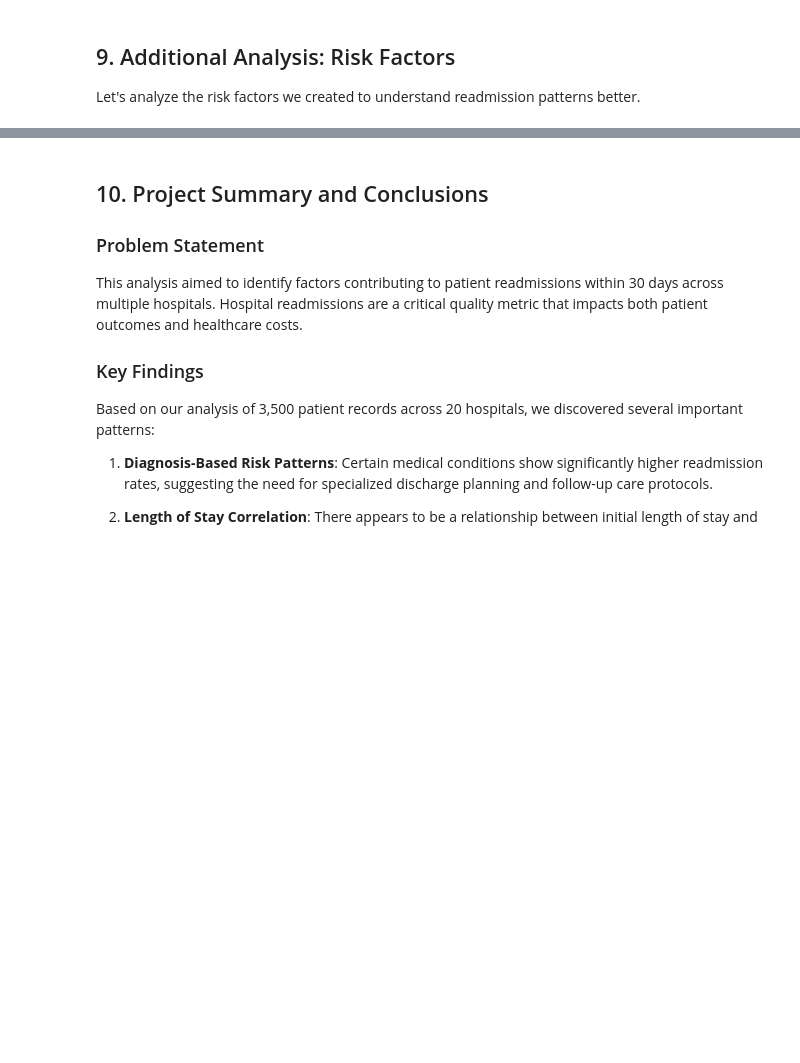
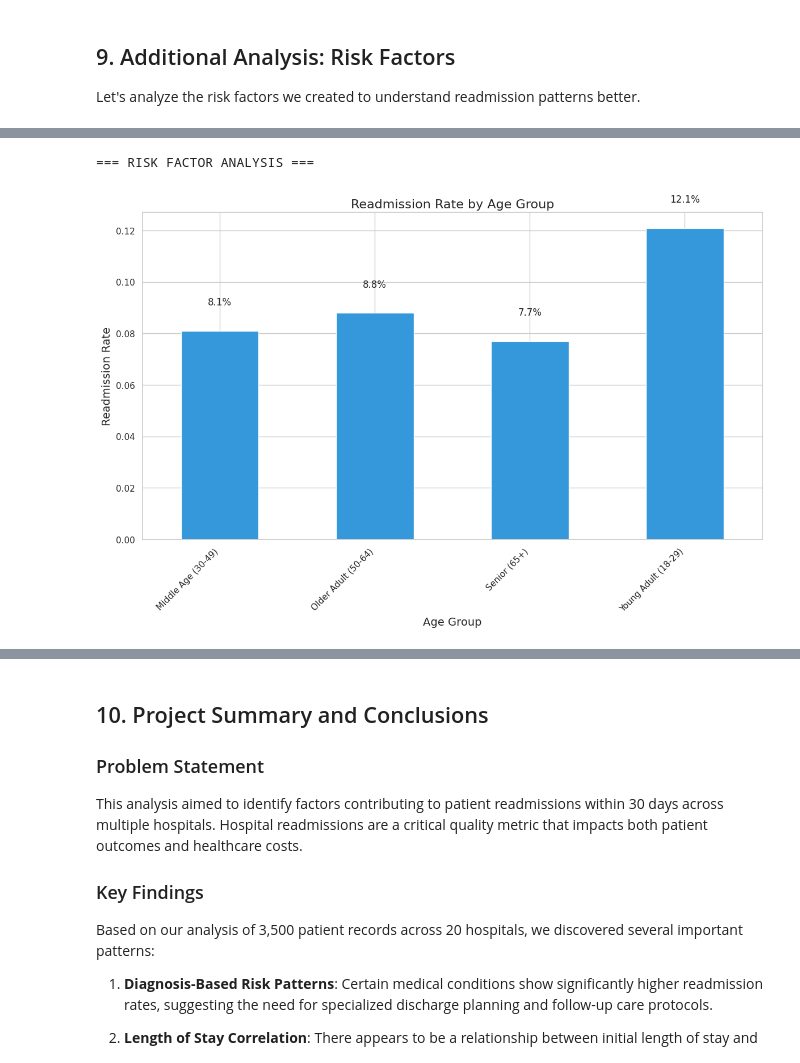
Before and after one commit to lcabrp/patient_analysis_01, a Jupyter notebook: healthcare_analysis.ipynb, the cells around one changed output, grey strips where cells are left out. Drawn from its saved outputs; the diff is of its cells as text; code cells hidden in the pictures; blank space fills up the shorter version.

```diff
--- a/healthcare_analysis.ipynb
+++ b/healthcare_analysis.ipynb
@@ -815,0 +933,24 @@ Readmission rates by risk score:
+# %%
+# Risk factor analysis
+print("=== RISK FACTOR ANALYSIS ===")
+
+# Age group analysis - Create visualization
+#print("\nReadmission rates by age group:")
+#age_readmission = patient_data.groupby('age_group')['readmitted'].agg(['count', 'sum', 'mean']).round(3)
+#age_readmission.columns = ['Total Patients', 'Readmissions', 'Readmission Rate']
+#display(age_readmission)
+
+# Create bar chart for age group readmission rates
+fig_age = vis.create_bar_chart(
+    age_readmission.reset_index(),
+    'age_group',
+    'Readmission Rate',
+    title='Readmission Rate by Age Group',
+    xlabel='Age Group',
+    ylabel='Readmission Rate',
+    percentage=True
+)
+plt.show()
+# %% [output]
+=== RISK FACTOR ANALYSIS ===
+[figure, added]
```
Also changed, not shown: parts of 14 cells of this notebook.
